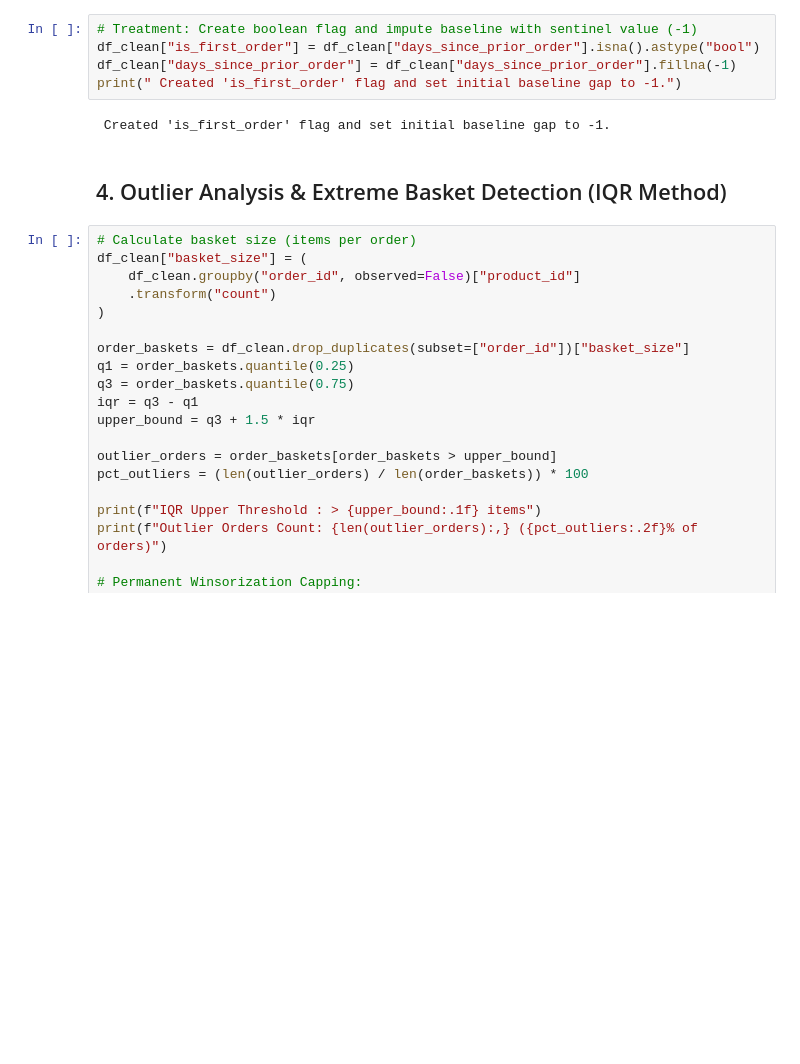
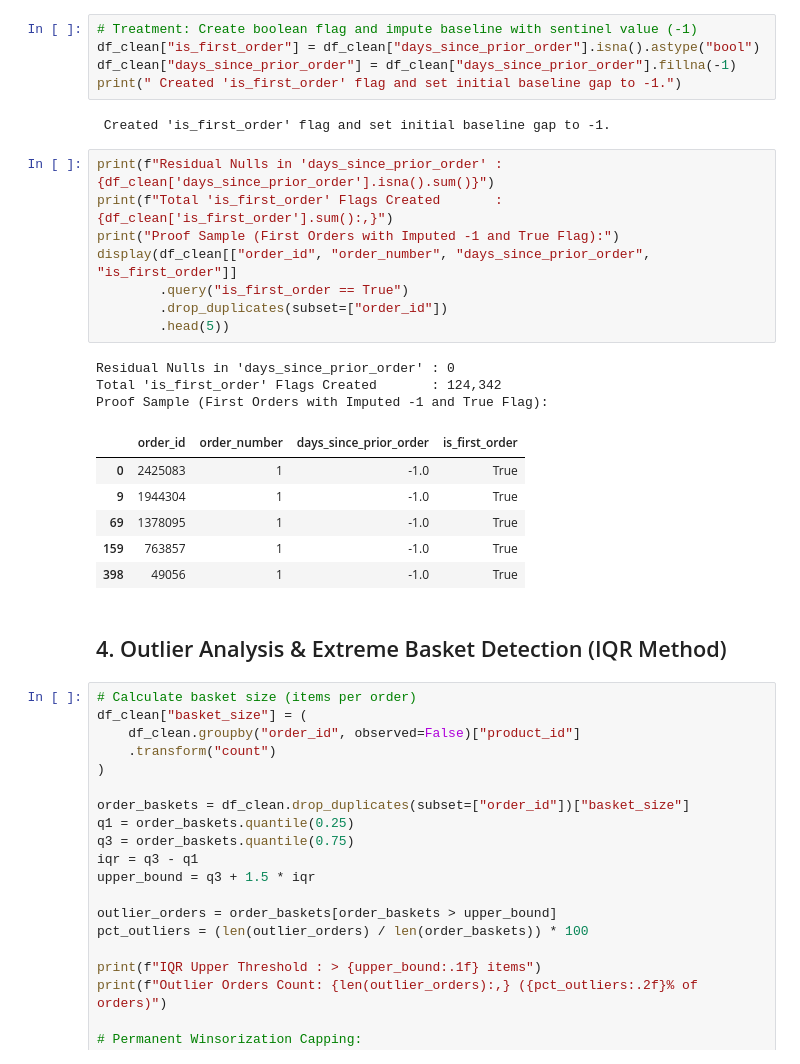
Before and after one commit to Chathuka-Pehesara/supermarket-basket-reorder-analytics, a Jupyter notebook: notebooks/01_eda_preprocessing.ipynb, the cells around one changed output. Drawn from its saved outputs; the diff is of its cells as text; blank space fills up the shorter version.

```diff
--- a/notebooks/01_eda_preprocessing.ipynb
+++ b/notebooks/01_eda_preprocessing.ipynb
@@ -177,6 +177,24 @@ df_clean["days_since_prior_order"] = df_clean["days_since_prior_order"].fillna(-
 print(" Created 'is_first_order' flag and set initial baseline gap to -1.")
 # %% [output]
  Created 'is_first_order' flag and set initial baseline gap to -1.
+# %%
+print(f"Residual Nulls in 'days_since_prior_order' : {df_clean['days_since_prior_order'].isna().sum()}")
+print(f"Total 'is_first_order' Flags Created       : {df_clean['is_first_order'].sum():,}")
+print("Proof Sample (First Orders with Imputed -1 and True Flag):")
+display(df_clean[["order_id", "order_number", "days_since_prior_order", "is_first_order"]]
+        .query("is_first_order == True")
+        .drop_duplicates(subset=["order_id"])
+        .head(5))
+# %% [output]
+Residual Nulls in 'days_since_prior_order' : 0
+Total 'is_first_order' Flags Created       : 124,342
+Proof Sample (First Orders with Imputed -1 and True Flag):
+|  | order_id | order_number | days_since_prior_order | is_first_order |
+| 0 | 2425083 | 1 | -1.0 | True |
+| 9 | 1944304 | 1 | -1.0 | True |
+| 69 | 1378095 | 1 | -1.0 | True |
+| 159 | 763857 | 1 | -1.0 | True |
+| 398 | 49056 | 1 | -1.0 | True |
 # %% [markdown]
 ## 4. Outlier Analysis & Extreme Basket Detection (IQR Method)
 # %%
```
Also changed, not shown: parts of 6 cells of this notebook.
